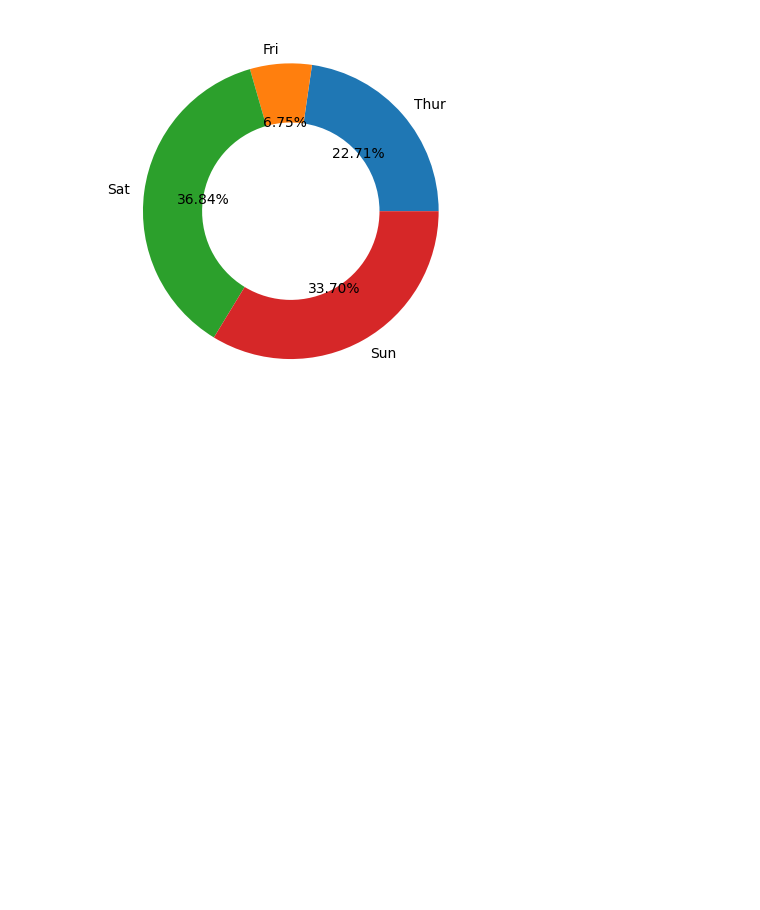
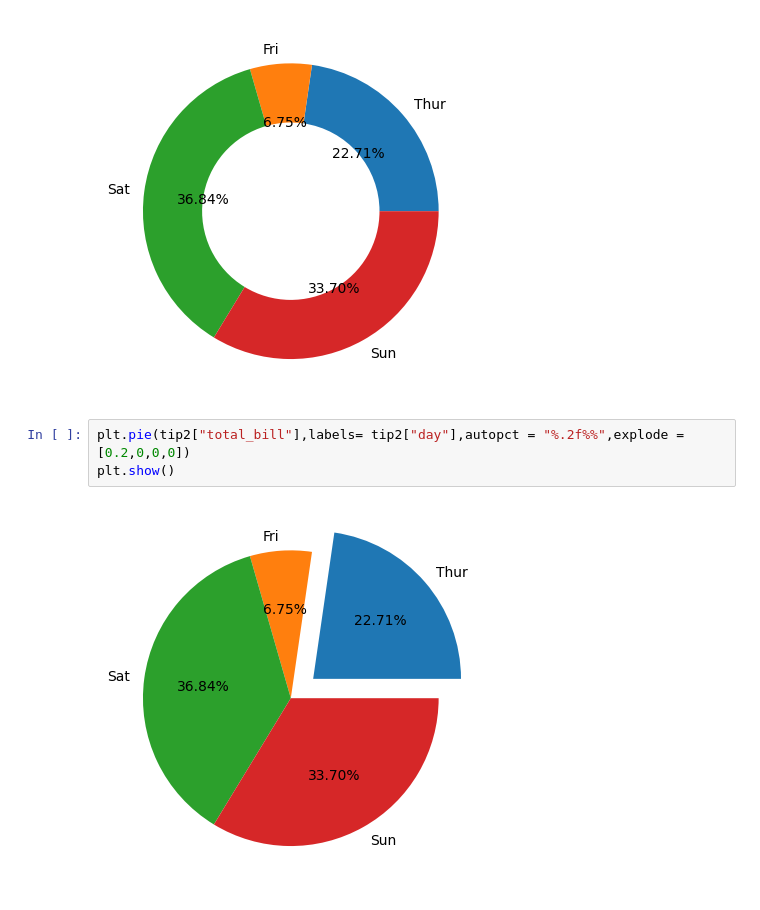
Before and after one commit to GoP4LJi/Data_visualisation, a Jupyter notebook: notebook/Matplotlib.ipynb, the cells around one changed output. Drawn from its saved outputs; the diff is of its cells as text; blank space fills up the shorter version.

```diff
--- a/notebook/Matplotlib.ipynb
+++ b/notebook/Matplotlib.ipynb
@@ -352,3 +352,8 @@ textprops = {'fontsize': 12, 'color': 'black'}
 plt.show()
 # %% [output]
 [figure]
+# %%
+plt.pie(tip2["total_bill"],labels= tip2["day"],autopct = "%.2f%%",explode = [0.2,0,0,0])
+plt.show()
+# %% [output]
+[figure, added]
```
Also changed, not shown: parts of 15 cells of this notebook, 1 other file.
